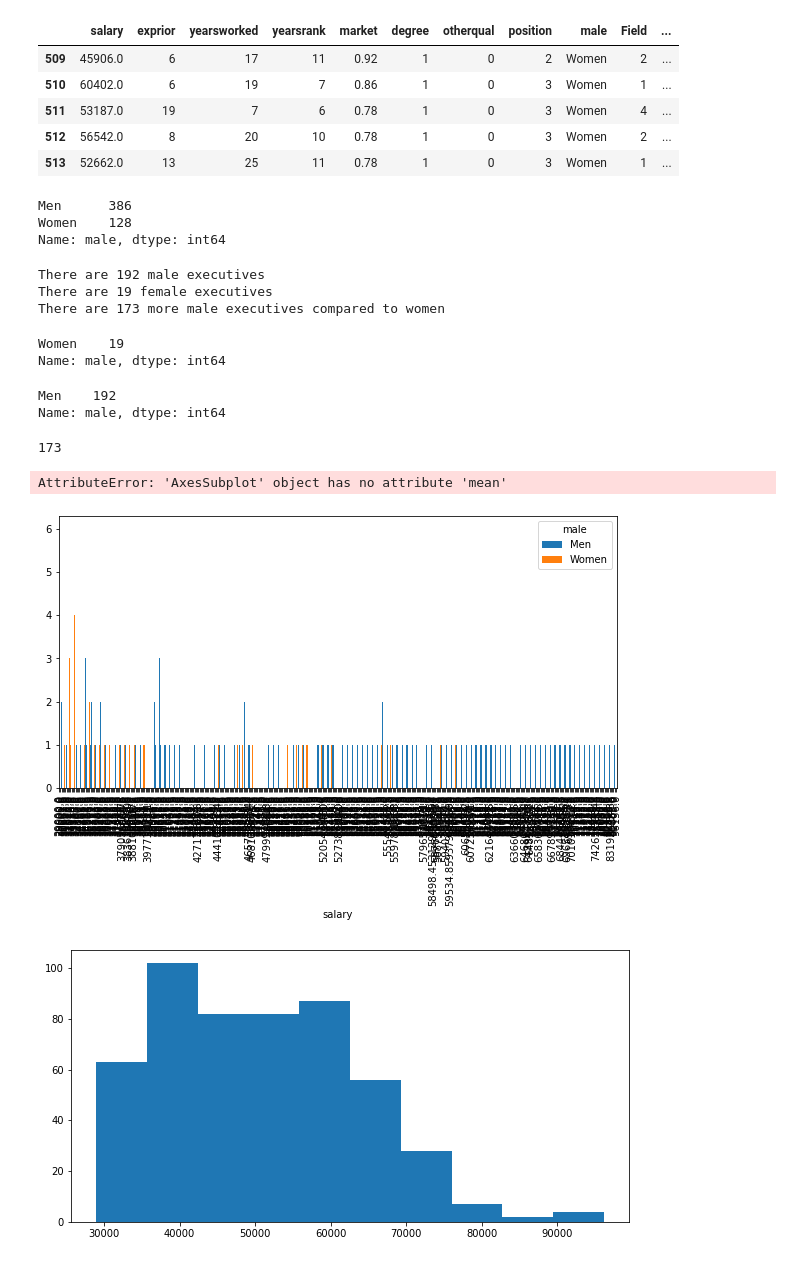
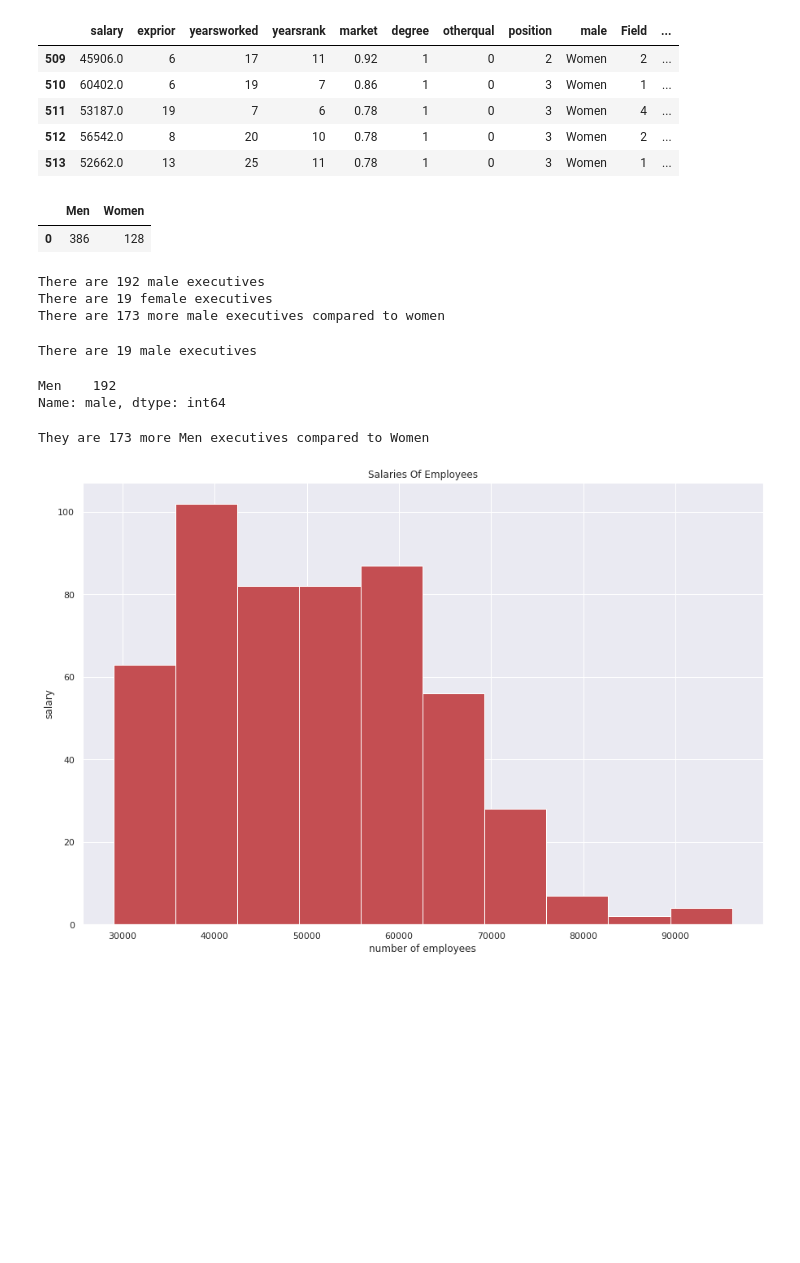
Before and after one commit to thabomayika/stat_thinking, a Jupyter notebook: stats_thinking.ipynb, the cells around one changed output. Drawn from its saved outputs; the diff is of its cells as text; code cells hidden in the pictures; blank space fills up the shorter version.

```diff
--- a/stats_thinking.ipynb
+++ b/stats_thinking.ipynb
@@ -106,10 +122,14 @@ df.tail()
 # %%
 total_gender = df['male'].value_counts()
 total_gender
+table = {'Men': [386], 'Women': [128]}
-# %% [output]
-Men      386
-Women    128
-Name: male, dtype: int64
+# %%
+x = {'Men': [386], 'Women': [128]}
+table = pd.DataFrame(data=table)
+table
+# %% [output]
+|  | Men | Women |
+| 0 | 386 | 128 |
 # %%
 executive = df[df['position'] == 3]
 e = executive['male'].value_counts()
@@ -124,9 +144,9 @@ There are 173 more male executives compared to women
 # %%
 df0 = df[(df['position']==3) & (df['male']=='Women')]
 df0.male.value_counts()
+print(f'There are {len(df0)} Women executives')
 # %% [output]
-Women    19
-Name: male, dtype: int64
+There are 19 male executives
 # %%
 df1 = df[(df['position']==3) & (df['male']=='Men')]
 df1.male.value_counts()
@@ -136,20 +157,17 @@ Name: male, dtype: int64
 # %%
 df2 = len(df1) - len(df0)
 df2
+print(f'They are {(df2)} more Men executives compared to Women')
 # %% [output]
-173
+They are 173 more Men executives compared to Women
-# %%
-list = ['salary']
-for i in list:
-    df.groupby([i, "male"]).size().unstack().plot(kind='bar', stacked=False, figsize=(10,5))
-    plt.title('{} vs male'.format(i))
-    plt.show()
-# %% [output]
-AttributeError: 'AxesSubplot' object has no attribute 'mean'
-[figure, removed]
-# %%
-plt.figure(figsize=(10,5))
-plt.hist(df['salary'])
-plt.show()
-# %% [output]
-[figure, removed]
+# %%
+sns.set()
+#bin_edges = [0, 30000, 40000, 50000, 60000, 70000, 80000, 90000]
+plt.figure(figsize=(15,10))
+plt.hist(df['salary'], color='r', stacked=False, orientation='vertical')
+plt.ylabel('salary')
+plt.xlabel('number of employees')
+plt.title('Salaries Of Employees')
+plt.show()
+# %% [output]
+[figure, added]
```
Also changed, not shown: parts of 6 cells of this notebook.
